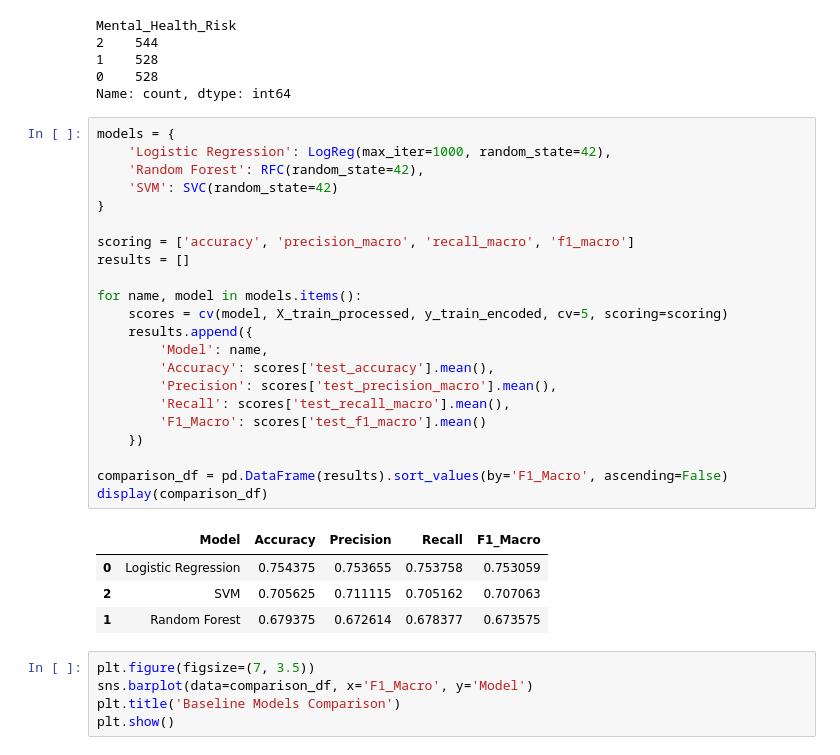
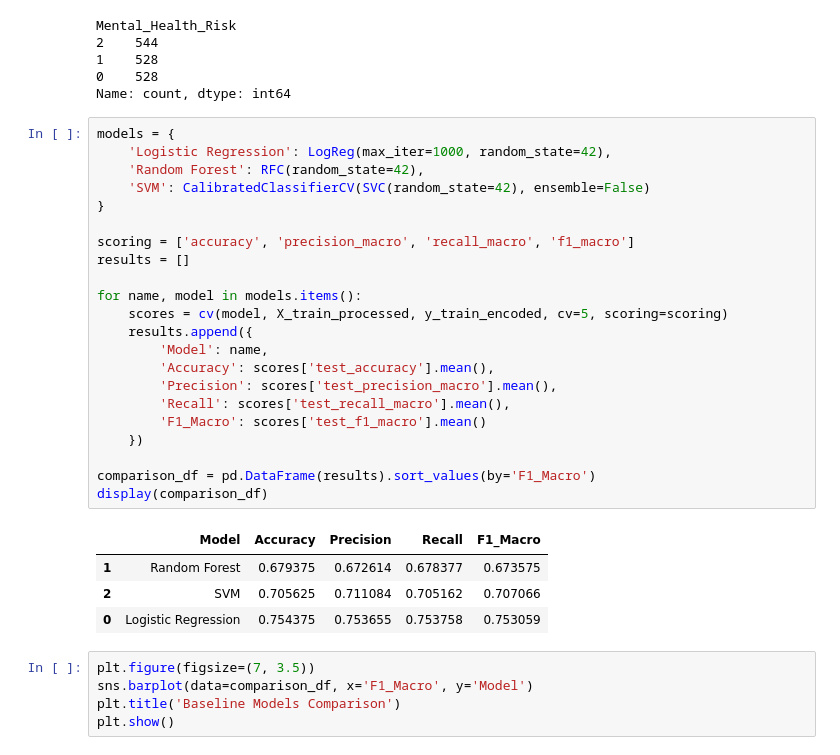
Before and after one commit to adamaarbouba/WIJDAN, a Jupyter notebook: notebook/eda.ipynb, the cells around one changed output. Saved outputs shown, nothing was run; the diff lists cells and outputs as text.

```diff
--- a/notebook/eda.ipynb
+++ b/notebook/eda.ipynb
@@ -349,30 +353,30 @@ Name: count, dtype: int64
 # %%
 models = {
     'Logistic Regression': LogReg(max_iter=1000, random_state=42),
     'Random Forest': RFC(random_state=42),
-    'SVM': SVC(random_state=42)
+    'SVM': CalibratedClassifierCV(SVC(random_state=42), ensemble=False)
 }
 
 scoring = ['accuracy', 'precision_macro', 'recall_macro', 'f1_macro']
 results = []
 
 for name, model in models.items():
     scores = cv(model, X_train_processed, y_train_encoded, cv=5, scoring=scoring)
     results.append({
         'Model': name,
         'Accuracy': scores['test_accuracy'].mean(),
         'Precision': scores['test_precision_macro'].mean(),
         'Recall': scores['test_recall_macro'].mean(),
         'F1_Macro': scores['test_f1_macro'].mean()
     })
 
-comparison_df = pd.DataFrame(results).sort_values(by='F1_Macro', ascending=False)
+comparison_df = pd.DataFrame(results).sort_values(by='F1_Macro')
 display(comparison_df)
 # %% [output]
 |  | Model | Accuracy | Precision | Recall | F1_Macro |
+| 1 | Random Forest | 0.679375 | 0.672614 | 0.678377 | 0.673575 |
+| 2 | SVM | 0.705625 | 0.711084 | 0.705162 | 0.707066 |
 | 0 | Logistic Regression | 0.754375 | 0.753655 | 0.753758 | 0.753059 |
-| 2 | SVM | 0.705625 | 0.711115 | 0.705162 | 0.707063 |
-| 1 | Random Forest | 0.679375 | 0.672614 | 0.678377 | 0.673575 |
 # %%
 plt.figure(figsize=(7, 3.5))
 sns.barplot(data=comparison_df, x='F1_Macro', y='Model')
```
Also changed, not shown: parts of 3 cells of this notebook.
